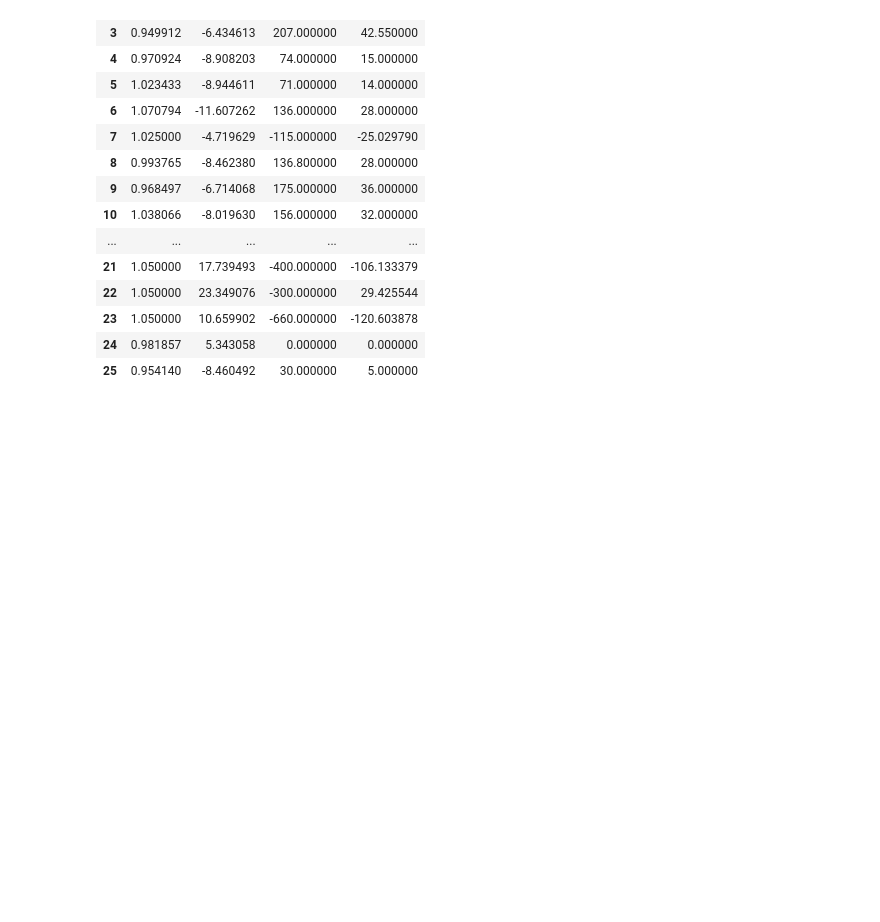
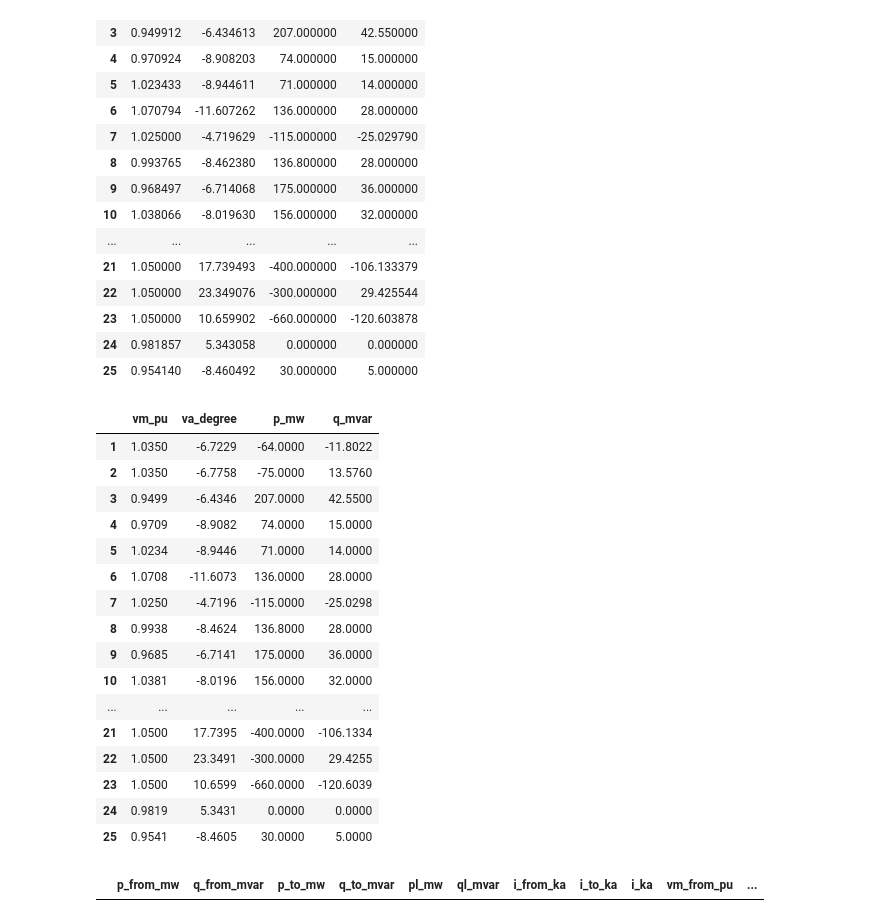
Before and after one commit to kwoong2001/pyomoatoz, a Jupyter notebook: nthPractice/pandapower/case25.ipynb, the cells around one changed output. Cells and saved outputs as stored; diff of their text form; code cells hidden in the pictures; blank space fills up the shorter version.

```diff
--- a/nthPractice/pandapower/case25.ipynb
+++ b/nthPractice/pandapower/case25.ipynb
@@ -17,5 +28,11 @@ TR = read(file_path, 'transformer')
 LINE = read(file_path, 'branch')
 BASE = read(file_path, 'param')
 # %%
-net = pp.create.create_empty_network(name='case25', f_hz=60.0, sn_mva=100, add_stdtypes=True)
+# 계통 생성
+net = pp.create.create_empty_network(
+    name='case25',
+    f_hz=60.0,
+    sn_mva=100,
+    add_stdtypes=True
+    )
 # %%
@@ -399,3 +504,27 @@ net.res_bus
 | 23 | 1.050000 | 10.659902 | -660.000000 | -120.603878 |
 | 24 | 0.981857 | 5.343058 | 0.000000 | 0.000000 |
 | 25 | 0.954140 | -8.460492 | 30.000000 | 5.000000 |
+# %%
+net.res_bus.round(decimals=4)
+# %% [output]
+|  | vm_pu | va_degree | p_mw | q_mvar |
+| 1 | 1.0350 | -6.7229 | -64.0000 | -11.8022 |
+| 2 | 1.0350 | -6.7758 | -75.0000 | 13.5760 |
+| 3 | 0.9499 | -6.4346 | 207.0000 | 42.5500 |
+| 4 | 0.9709 | -8.9082 | 74.0000 | 15.0000 |
+| 5 | 1.0234 | -8.9446 | 71.0000 | 14.0000 |
+| 6 | 1.0708 | -11.6073 | 136.0000 | 28.0000 |
+| 7 | 1.0250 | -4.7196 | -115.0000 | -25.0298 |
+| 8 | 0.9938 | -8.4624 | 136.8000 | 28.0000 |
+| 9 | 0.9685 | -6.7141 | 175.0000 | 36.0000 |
+| 10 | 1.0381 | -8.0196 | 156.0000 | 32.0000 |
+| ... | ... | ... | ... | ... |
+| 21 | 1.0500 | 17.7395 | -400.0000 | -106.1334 |
+| 22 | 1.0500 | 23.3491 | -300.0000 | 29.4255 |
+| 23 | 1.0500 | 10.6599 | -660.0000 | -120.6039 |
+| 24 | 0.9819 | 5.3431 | 0.0000 | 0.0000 |
+| 25 | 0.9541 | -8.4605 | 30.0000 | 5.0000 |
+# %%
+net.res_line
+# %% [output]
+|  | p_from_mw | q_from_mvar | p_to_mw | q_to_mvar | pl_mw | ql_mvar | i_from_ka | i_to_ka | i_ka | vm_from_pu | ... |
```
Also changed, not shown: parts of 16 cells of this notebook, 3 other files.
